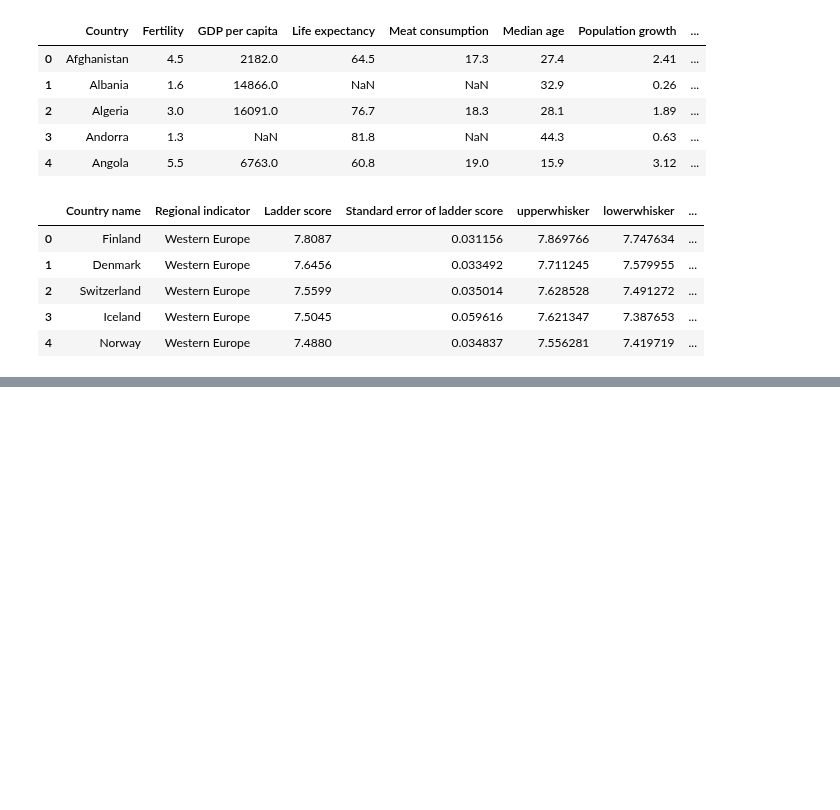
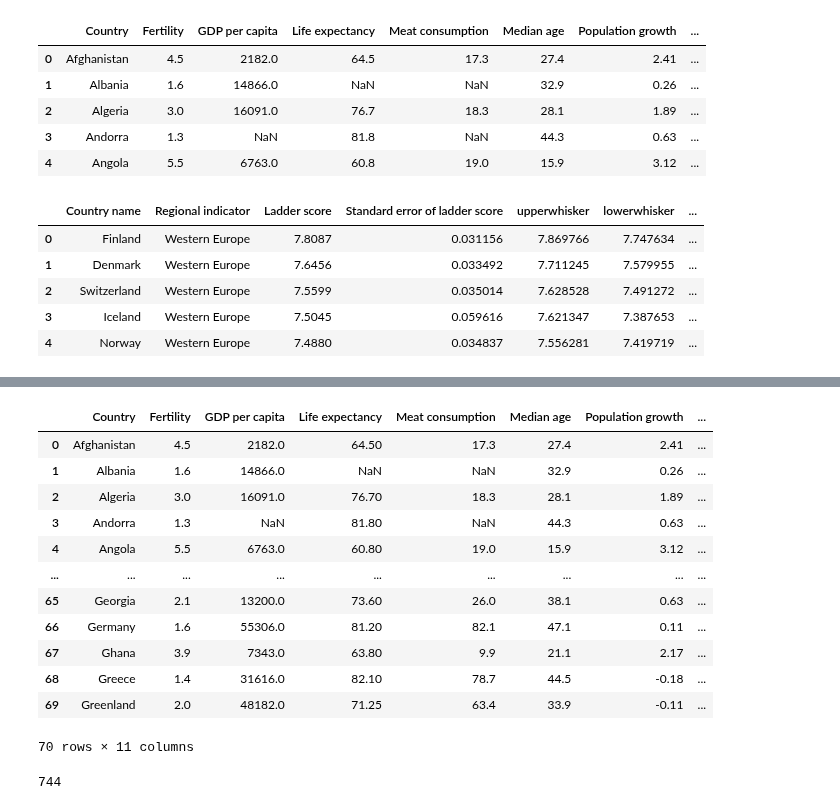
Before and after one commit to ermcgrew/bootcamp_project_one, a Jupyter notebook: data_analysis.ipynb, the cells around one changed output, grey strips where cells are left out. Cells and saved outputs as stored; diff of their text form; code cells hidden in the pictures; blank space fills up the shorter version.

```diff
--- a/data_analysis.ipynb
+++ b/data_analysis.ipynb
@@ -57,0 +68,21 @@ happiness_df.head()
+# %%
+world_data.head(70)
+# %% [output]
+|  | Country | Fertility | GDP per capita | Life expectancy | Meat consumption | Median age | Population growth | ... |
+| 0 | Afghanistan | 4.5 | 2182.0 | 64.50 | 17.3 | 27.4 | 2.41 | ... |
+| 1 | Albania | 1.6 | 14866.0 | NaN | NaN | 32.9 | 0.26 | ... |
+| 2 | Algeria | 3.0 | 16091.0 | 76.70 | 18.3 | 28.1 | 1.89 | ... |
+| 3 | Andorra | 1.3 | NaN | 81.80 | NaN | 44.3 | 0.63 | ... |
+| 4 | Angola | 5.5 | 6763.0 | 60.80 | 19.0 | 15.9 | 3.12 | ... |
+| ... | ... | ... | ... | ... | ... | ... | ... | ... |
+| 65 | Georgia | 2.1 | 13200.0 | 73.60 | 26.0 | 38.1 | 0.63 | ... |
+| 66 | Germany | 1.6 | 55306.0 | 81.20 | 82.1 | 47.1 | 0.11 | ... |
+| 67 | Ghana | 3.9 | 7343.0 | 63.80 | 9.9 | 21.1 | 2.17 | ... |
+| 68 | Greece | 1.4 | 31616.0 | 82.10 | 78.7 | 44.5 | -0.18 | ... |
+| 69 | Greenland | 2.0 | 48182.0 | 71.25 | 63.4 | 33.9 | -0.11 | ... |
+70 rows × 11 columns
+# %%
+#Just to see the unique record count
+world_data["Country"].count()
+# %% [output]
+744
```
Also changed, not shown: parts of 9 cells of this notebook.
